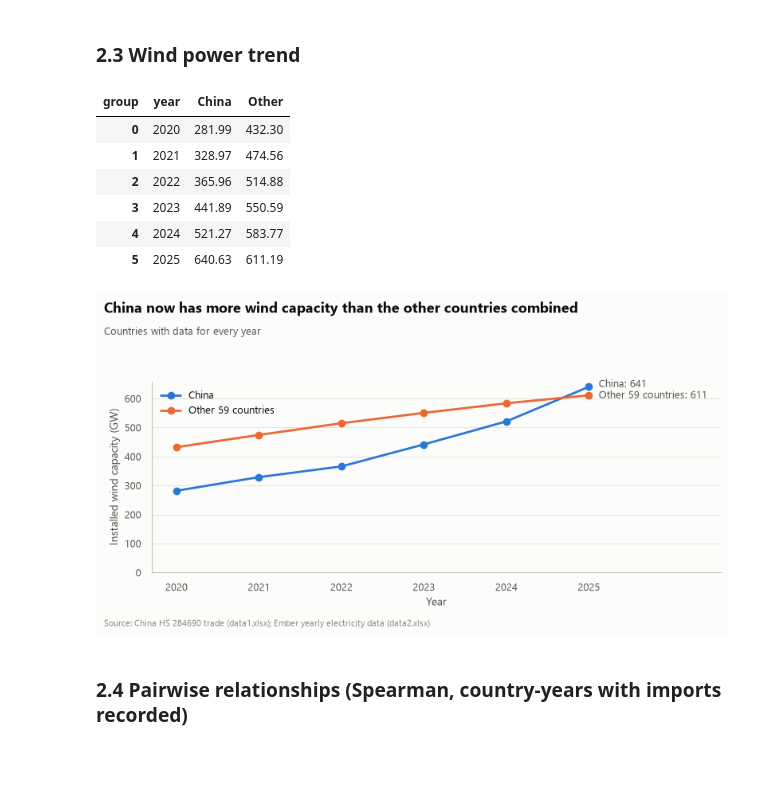
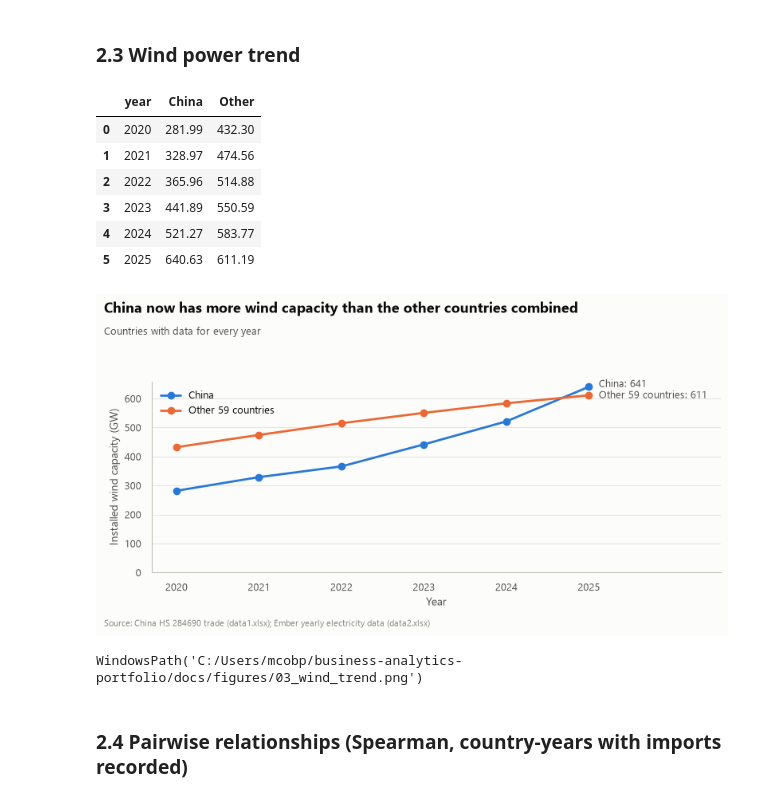
Before and after one commit to bolorbud-gif/business-analytics-portfolio, a Jupyter notebook: notebooks/02_eda_analysis.ipynb, the cells around one changed output. Drawn from its saved outputs; the diff is of its cells as text; code cells hidden in the pictures; blank space fills up the shorter version.

```diff
--- a/notebooks/02_eda_analysis.ipynb
+++ b/notebooks/02_eda_analysis.ipynb
@@ -158,37 +158,24 @@ show(fig, "02_price_drop")
 # %% [markdown]
 ### 2.3 Wind power trend
-# %%
-years = wind.groupby("country")["year"].nunique()
-complete = wind[wind["country"].isin(years[years == years.max()].index)]
-n = complete["country"].nunique()
-if complete["country"].eq("China").any():
-    groups = complete["country"].eq("China").map({True: "China", False: "Other"})
-    series, labels = ["China", "Other"], ["China", f"Other {n - 1} countries"]
-else:  # e.g. the synthetic sample has no China
-    groups, series, labels = "All", ["All"], [f"All {n} countries"]
-trend = (complete.assign(group=groups)
-         .pivot_table(index="year", columns="group", values="wind_capacity_gw", aggfunc="sum")
-         .reset_index())
-display(trend)
-last = trend.iloc[-1]
-if "China" not in trend:
-    title = "Wind capacity keeps climbing"
-elif last["China"] > last["Other"]:
-    title = "China now has more wind capacity than the other countries combined"
-else:
-    title = "Wind capacity keeps climbing, with China growing fastest"
-fig = ch.line_trend(trend, "year", series, labels, "Installed wind capacity (GW)", title,
-                    "Countries with data for every year", SOURCE)
-show(fig, "03_wind_trend")
-# %% [output]
-| group | year | China | Other |
-| 0 | 2020 | 281.99 | 432.30 |
-| 1 | 2021 | 328.97 | 474.56 |
-| 2 | 2022 | 365.96 | 514.88 |
-| 3 | 2023 | 441.89 | 550.59 |
-| 4 | 2024 | 521.27 | 583.77 |
-| 5 | 2025 | 640.63 | 611.19 |
-[figure, removed]
+# %%
+trend, info = ex.wind_trend(wind, focus="China")
+display(trend)
+title = {True: "China now has more wind capacity than the other countries combined",
+         False: "Wind capacity keeps climbing, with China growing fastest",
+         None: "Wind capacity keeps climbing"}[info["focus_ahead"]]
+fig = ch.line_trend(trend, "year", info["series"], info["labels"], "Installed wind capacity (GW)",
+                    title, "Countries with data for every year", SOURCE)
+show(fig, "03_wind_trend")
+# %% [output]
+|  | year | China | Other |
+| 0 | 2020 | 281.99 | 432.30 |
+| 1 | 2021 | 328.97 | 474.56 |
+| 2 | 2022 | 365.96 | 514.88 |
+| 3 | 2023 | 441.89 | 550.59 |
+| 4 | 2024 | 521.27 | 583.77 |
+| 5 | 2025 | 640.63 | 611.19 |
+[figure, added]
+WindowsPath('C:/Users/mcobp/business-analytics-portfolio/docs/figures/03_wind_trend.png')
 # %% [markdown]
 ### 2.4 Pairwise relationships (Spearman, country-years with imports recorded)
 # %%
```
Also changed, not shown: parts of 10 cells of this notebook, 18 other files.
